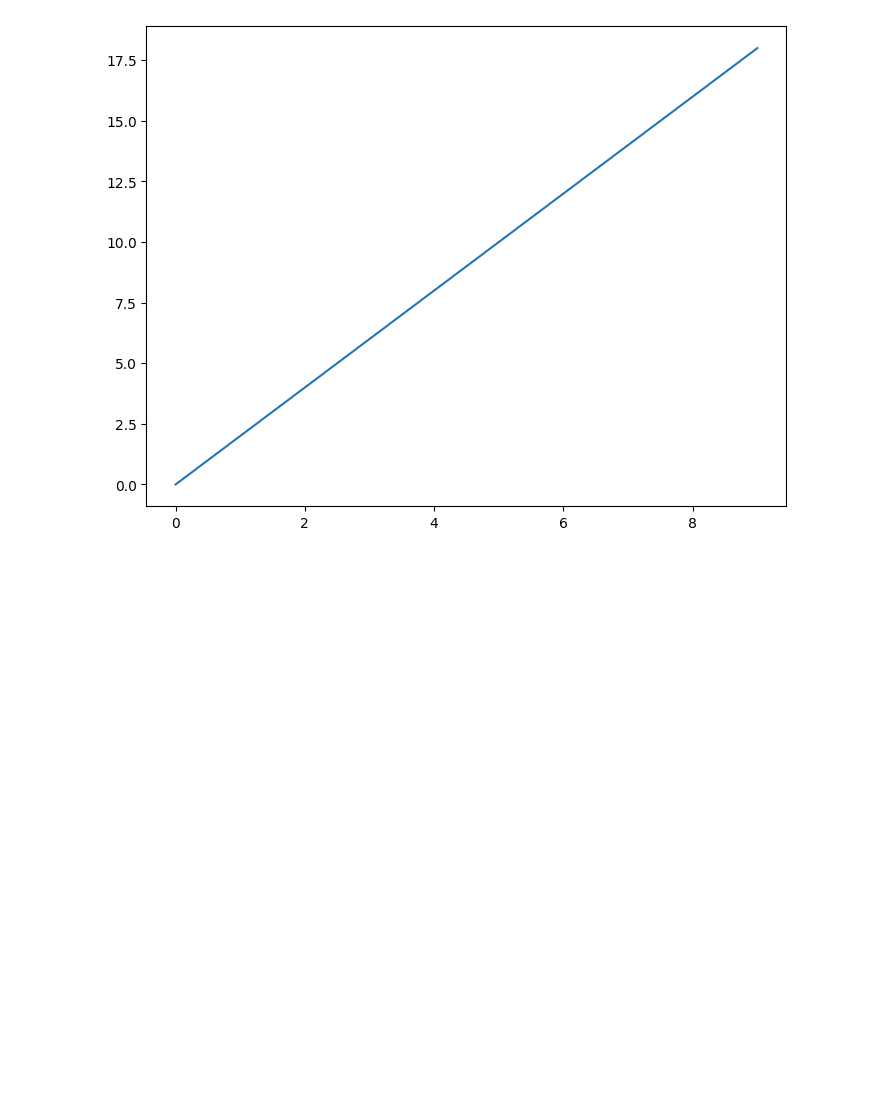
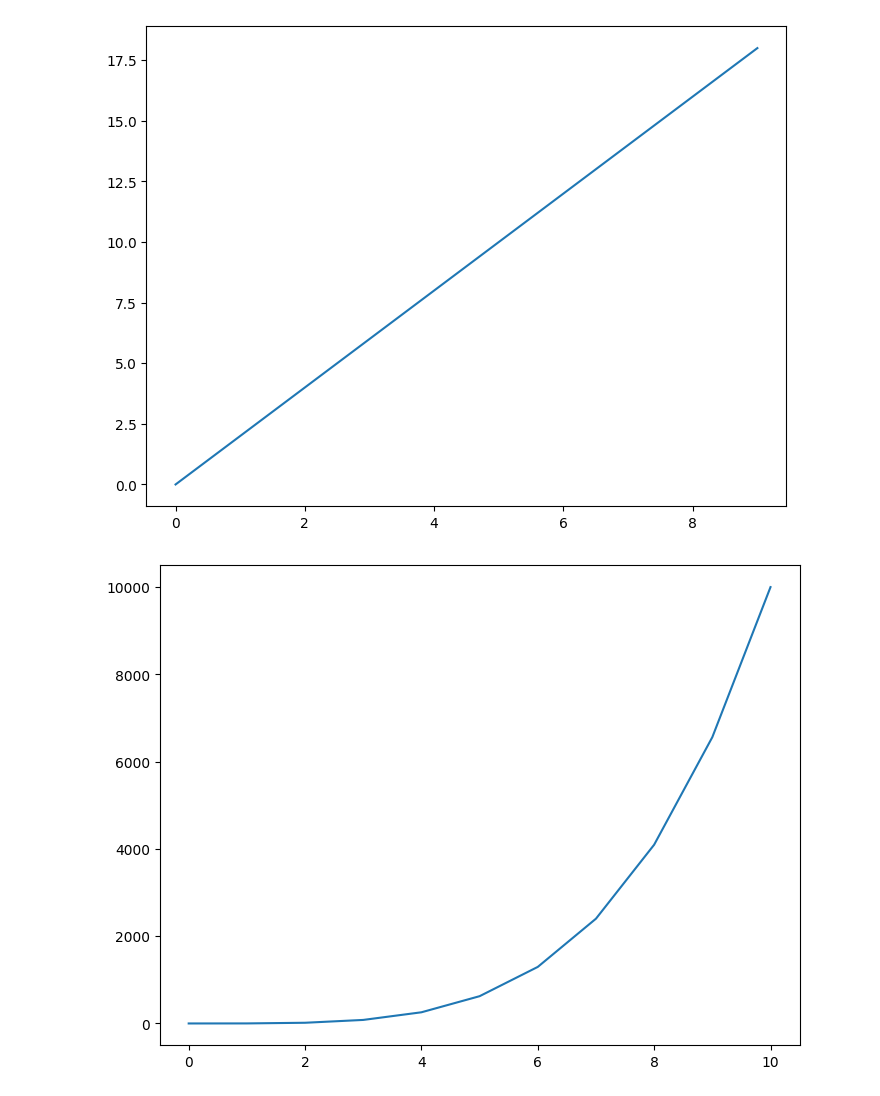
Before and after one commit to che711/DS_ML_course, a Jupyter notebook: lesson4_Matplotlib/lesson2_figure.ipynb, the cells around one changed output. Drawn from its saved outputs; the diff is of its cells as text; code cells hidden in the pictures; blank space fills up the shorter version.

```diff
--- a/lesson4_Matplotlib/lesson2_figure.ipynb
+++ b/lesson4_Matplotlib/lesson2_figure.ipynb
@@ -32,3 +32,13 @@ axes.plot(x,y);
 #plt.show(axes.plot(x,y))
 # %% [output]
 [figure]
+# %%
+fig = plt.figure()
+axes = fig.add_axes([0,0,1,1])
+
+# ставя ; в конце строки "axes.plot(x,y)" мы убираем обозначение графика -> [<matplotlib.lines.Line2D at 0x78c0402e8a70>]
+# или можно использовать plt.show(axes.plot(x,y))
+axes.plot(a,b);
+#plt.show(axes.plot(x,y))
+# %% [output]
+[figure, added]
```
Also changed, not shown: parts of 2 cells of this notebook.
